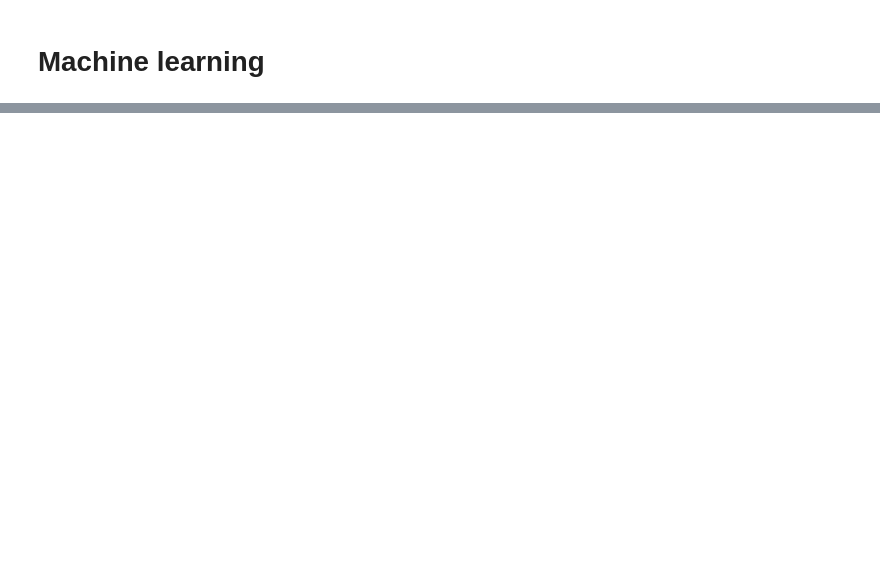
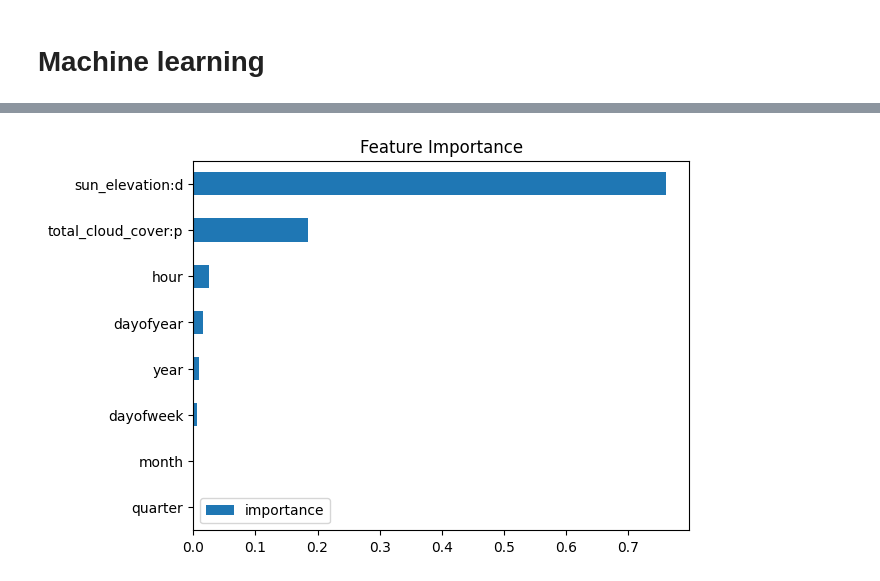
Before and after one commit to simenstang/TDT4173, a Jupyter notebook: data/notebooks_trials/notebooks_marcus/marcus01.ipynb, the cells around one changed output, grey strips where cells are left out. Drawn from its saved outputs; the diff is of its cells as text; code cells hidden in the pictures; blank space fills up the shorter version.

```diff
--- a/data/notebooks_trials/notebooks_marcus/marcus01.ipynb
+++ b/data/notebooks_trials/notebooks_marcus/marcus01.ipynb
@@ -368,2 +389,7 @@ df.head()
+# %%
+split = '01-01-2023'
+
+train = df.loc[df.index < split]
+test = df.loc[df.index >= split]
 # %% [markdown]
 # Machine learning
@@ -451,0 +420,28 @@ NameError: name 'FEATURES' is not defined
+# %%
+FEATURES = ['dayofyear',
+            'hour',
+            'dayofweek',
+            'quarter',
+            'month',
+            'year',
+            'sun_elevation:d',
+            'total_cloud_cover:p'
+            ]
+
+TARGET = 'pv_measurement'
+# %%
+X_train = train[FEATURES]
+y_train = train[TARGET]
+
+X_test = test[FEATURES]
+y_test = test[TARGET]
+# %%
+reg = xgb.XGBRegressor(base_score=0.5, booster='gbtree',
+                       n_estimators=1000,
+                       early_stopping_rounds=50,
+                       objective='reg:linear',
+                       max_depth=3,
+                       learning_rate=0.01)
+reg.fit(X_train, y_train,
+        eval_set=[(X_train, y_train), (X_test, y_test)],
+        verbose=100)
@@ -451,0 +467,8 @@ NameError: name 'FEATURES' is not defined
+# %%
+fi = pd.DataFrame(data=reg.feature_importances_,
+             index=reg.feature_names_in_,
+             columns=['importance'])
+fi.sort_values('importance').plot(kind='barh', title='Feature Importance')
+plt.show()
+# %% [output]
+[figure, added]
```
Also changed, not shown: parts of 13 cells of this notebook.
